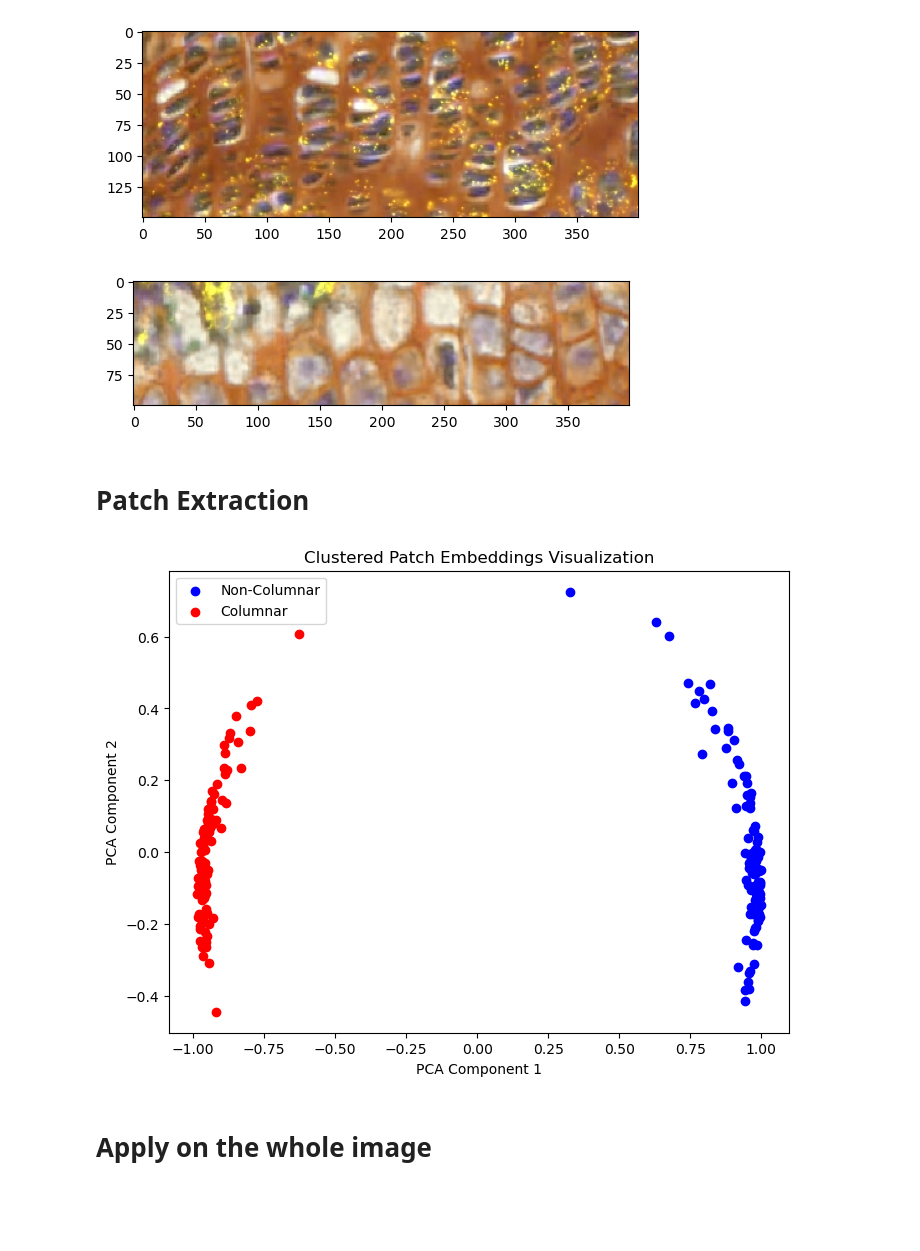
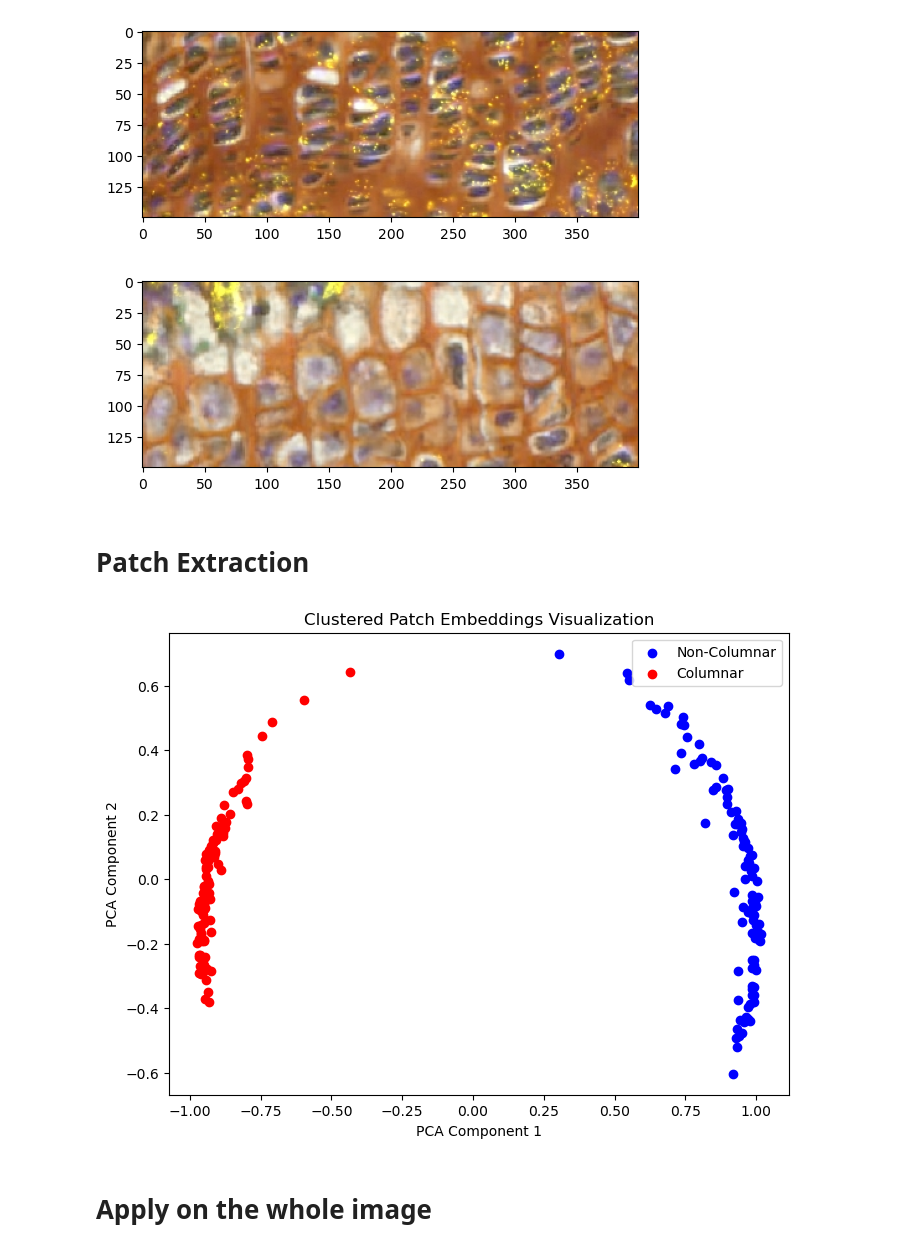
Before and after one commit to yeonsoo00/SegByEmbedding, a Jupyter notebook: Patching.ipynb, the cells around one changed output. Saved outputs shown, nothing was run; the diff lists cells and outputs as text; code cells hidden in the pictures; blank space fills up the shorter version.

```diff
--- a/Patching.ipynb
+++ b/Patching.ipynb
@@ -35,10 +35,10 @@ plt.show()
 [figure]
 # %%
 # possible non columnar area for patch extraction
-plt.imshow(image[6700:6800, 5100:5500])#[7000:7180, 3500:4750, :])
+plt.imshow(image[6700:6850, 5100:5500])#[7000:7180, 3500:4750, :])
 plt.show()
 # %% [output]
-[figure, old version]
+[figure, new version]
 # %% [markdown]
 # Patch Extraction
 # %%
@@ -55,11 +55,11 @@ def set_seed(seed=42):
 set_seed(42)
 
 columnar = image[6900:7050, 5100:5500, :]
-noncolumnar = image[6700:6800, 5100:5500, :]
+noncolumnar = image[6700:6850, 5100:5500]# [6700:6800, 5100:5500, :]
 
 save2 = '/home/yec23006/projects/research/KneeGrowthPlate/Embedding/results/patch_extraction'
 
-def patch_extractor(img, num_patches=100, patch_size=64, intensity_threshold=10):
+def patch_extractor(img, num_patches=200, patch_size=64, intensity_threshold=10):
     h, w, _ = img.shape
     patches = []
 
@@ -172,7 +172,7 @@ plt.ylabel("PCA Component 2")
 plt.title("Clustered Patch Embeddings Visualization")
 plt.show()
 # %% [output]
-[figure, old version]
+[figure, new version]
 # %% [markdown]
 # Apply on the whole image
 # %%
```
Also changed, not shown: parts of 10 cells of this notebook, 3 other files.
